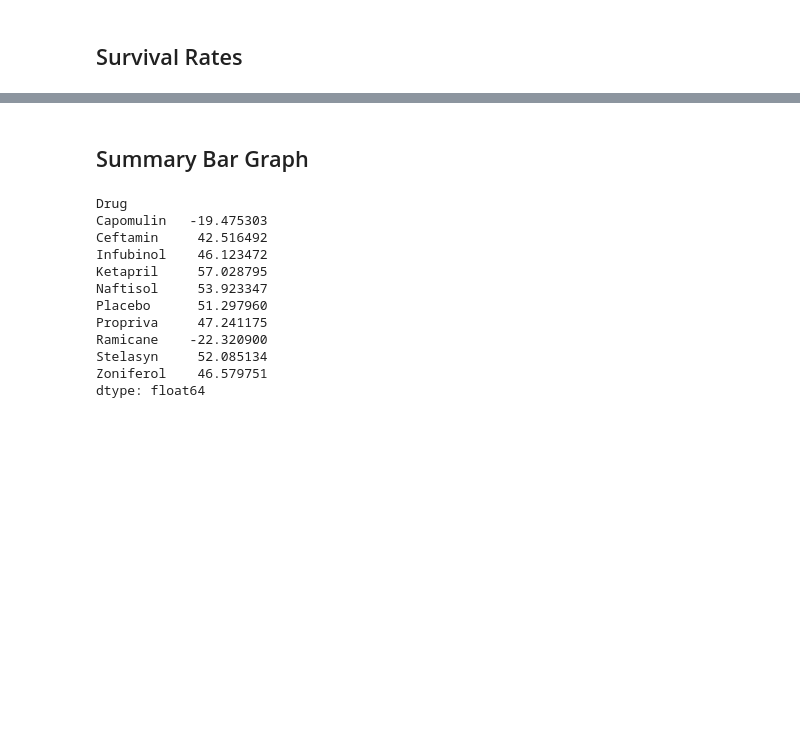
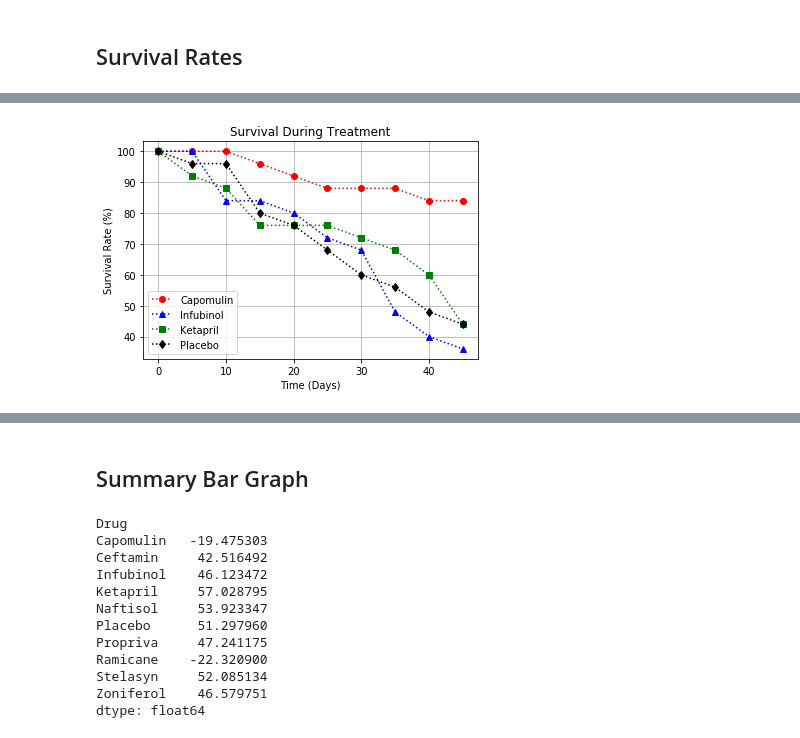
Before and after one commit to ShowersA/Matplotlib_Challenge, a Jupyter notebook: Pymaceuticals/pymaceuticals.ipynb, the cells around one changed output, grey strips where cells are left out. Drawn from its saved outputs; the diff is of its cells as text; code cells hidden in the pictures; blank space fills up the shorter version.

```diff
--- a/Pymaceuticals/pymaceuticals.ipynb
+++ b/Pymaceuticals/pymaceuticals.ipynb
@@ -203,0 +221,8 @@ plt.show()
+# %%
+survival_rate_2_df = merge_table_df.groupby(['Drug', 'Timepoint'])['Mouse ID'].count()
+
+survival_rate_2_df = pd.DataFrame(survival_rate_2_df).reset_index()
+
+rfmt_survival_rate_2_df = survival_rate_2_df.pivot(index='Timepoint', columns='Drug', values='Mouse ID')
+
+rfmt_survival_rate_2_df.head()
@@ -204,3 +237,25 @@ plt.show()
+# %%
+selected_drugs = ["Capomulin", "Infubinol", "Ketapril", "Placebo"]
+plotstylDict = {"Capomulin":'ro:', "Infubinol":'b^:', "Ketapril":'gs:', "Placebo":'kd:'}
+
+mouse_survival_df = pd.DataFrame()
+for col in rfmt_survival_rate_2_df.columns:
+    mouse_survival_df[col] = 100*rfmt_survival_rate_2_df[col]/25
+
+fig3, ax3 = plt.subplots()
+for drug in selected_drugs:
+    plt.plot(mouse_survival_df.index, mouse_survival_df[drug], plotstylDict[drug])
+
+
+ax3.legend(plotstylDict)
+plt.grid(True)
+plt.title('Survival During Treatment')
+plt.xlabel('Time (Days)')
+plt.ylabel('Survival Rate (%)')
+# Save the Figure
+plt.savefig("Survival During Treatment.png")
+# %% [output]
+[figure, added]
 # %% [markdown]
 ![Metastatic Spread During Treatment](../Images/survival.png)
 # %% [markdown]
```
Also changed, not shown: parts of 10 cells of this notebook.
